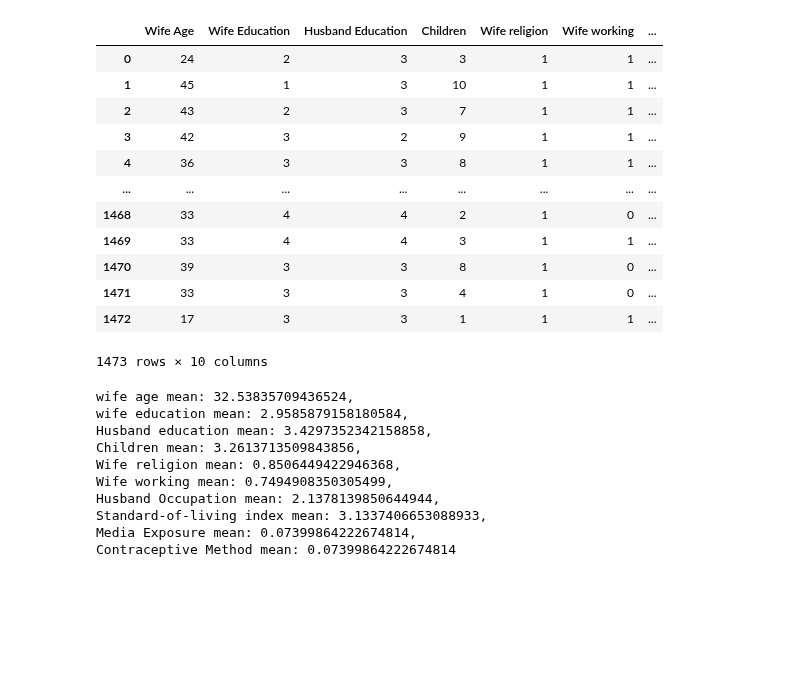
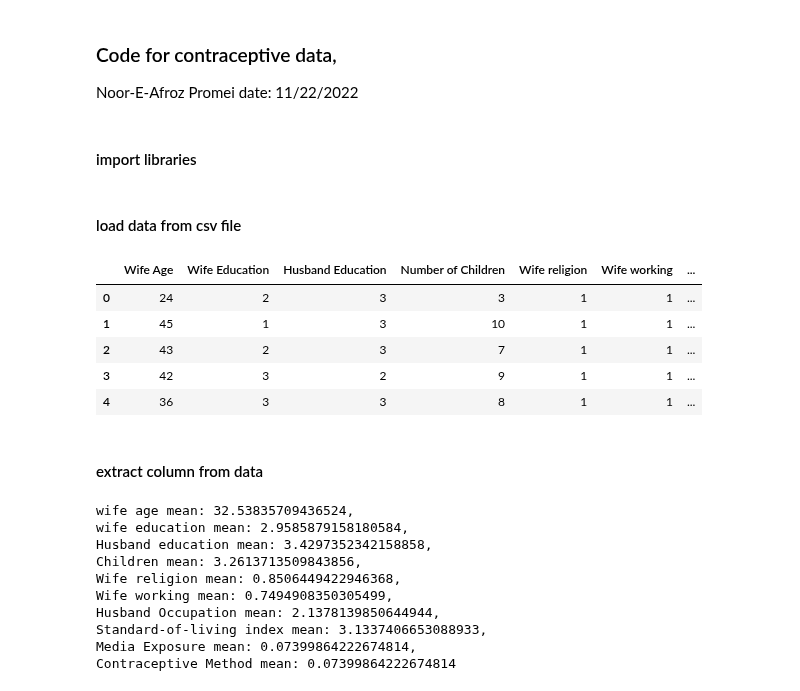
Before and after one commit to promeinoor/Quantitative-Analysis-of-Contraceptive-Method-Choice-Dataset, a Jupyter notebook: Project of Contraceptive Method Choice.ipynb, the cells around one changed output. Saved outputs shown, nothing was run; the diff lists cells and outputs as text; code cells hidden in the pictures; blank space fills up the shorter version.

```diff
--- a/Project of Contraceptive Method Choice.ipynb
+++ b/Project of Contraceptive Method Choice.ipynb
@@ -25,0 +1,6 @@ import pandas as pd
+# %% [markdown]
+### Code for contraceptive data,
+Noor-E-Afroz Promei
+date: 11/22/2022
+# %% [markdown]
+#### import libraries
@@ -26,21 +14,22 @@ import pandas as pd
+# %% [markdown]
+#### load data from csv file
 # %%
+#loading data
+with open('cmc.data.txt') as f:
+    lines = f.readlines()
+
 data = pd.read_csv('cmc.data.txt', names=['Wife Age', 'Wife Education', 'Husband Education',
-                                          'Children', 'Wife religion','Wife working',
+                                          'Number of Children', 'Wife religion','Wife working',
                                           'Husband Occupation','Standard-of-living index',
                                           'Media Exposure','Contraceptive Method'])
-data
+data.head()
 # %% [output]
-|  | Wife Age | Wife Education | Husband Education | Children | Wife religion | Wife working | ... |
+|  | Wife Age | Wife Education | Husband Education | Number of Children | Wife religion | Wife working | ... |
 | 0 | 24 | 2 | 3 | 3 | 1 | 1 | ... |
 | 1 | 45 | 1 | 3 | 10 | 1 | 1 | ... |
 | 2 | 43 | 2 | 3 | 7 | 1 | 1 | ... |
 | 3 | 42 | 3 | 2 | 9 | 1 | 1 | ... |
 | 4 | 36 | 3 | 3 | 8 | 1 | 1 | ... |
-| ... | ... | ... | ... | ... | ... | ... | ... |
-| 1468 | 33 | 4 | 4 | 2 | 1 | 0 | ... |
-| 1469 | 33 | 4 | 4 | 3 | 1 | 1 | ... |
-| 1470 | 39 | 3 | 3 | 8 | 1 | 0 | ... |
-| 1471 | 33 | 3 | 3 | 4 | 1 | 0 | ... |
-| 1472 | 17 | 3 | 3 | 1 | 1 | 1 | ... |
-1473 rows × 10 columns
+# %% [markdown]
+#### extract column from data
 # %%
```
Also changed, not shown: parts of 26 cells of this notebook.
